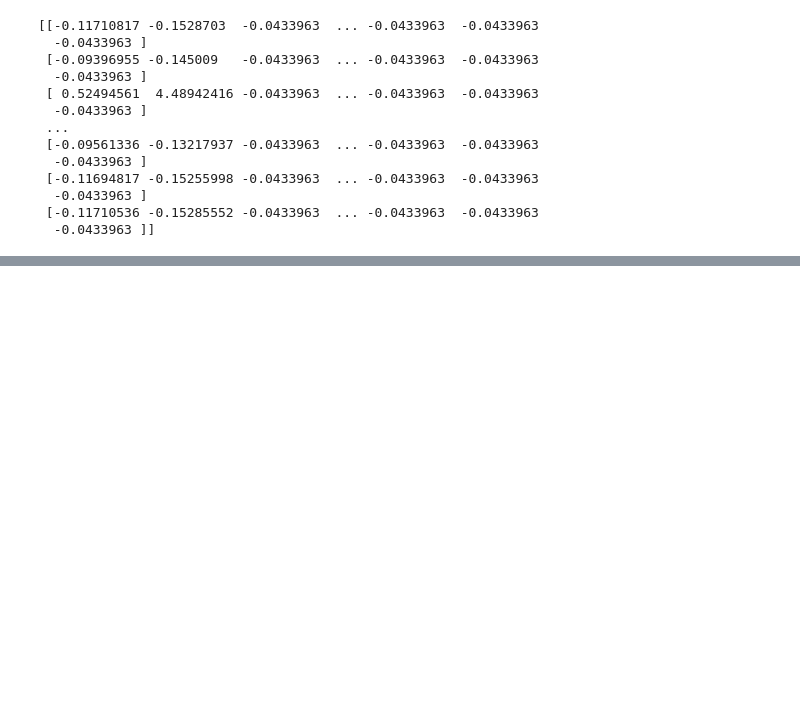
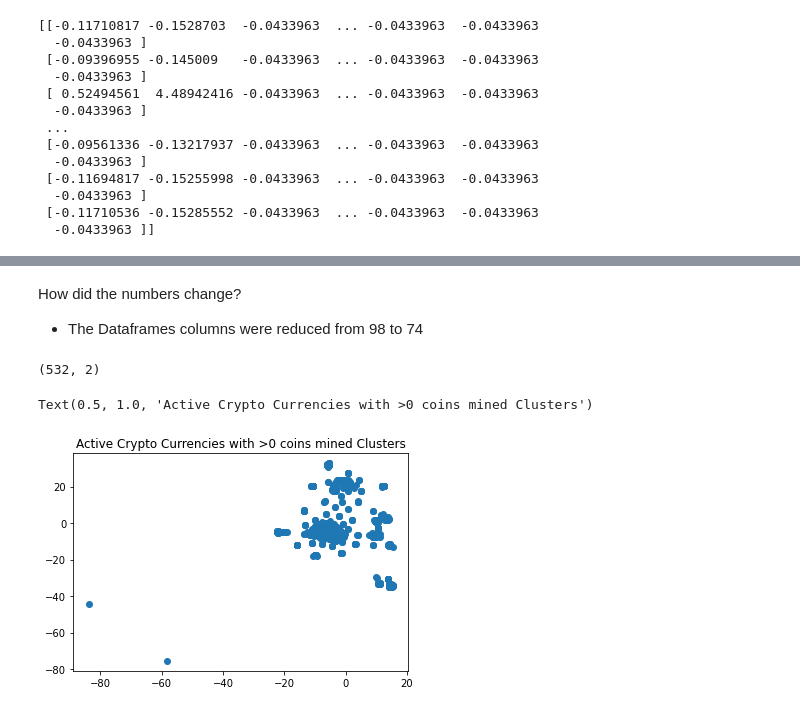
Before and after one commit to bso613/cryptocurrency_clustering, a Jupyter notebook: crypto_clustering.ipynb, the cells around one changed output, grey strips where cells are left out. Saved outputs shown, nothing was run; the diff lists cells and outputs as text; code cells hidden in the pictures; blank space fills up the shorter version.

Commit message:
made pca model, visualized pca cluster scatter plot, ran kmeans analysis, finalyzed observations

```diff
--- a/crypto_clustering.ipynb
+++ b/crypto_clustering.ipynb
@@ -174,0 +179,11 @@ print(scaled_df)
+# %%
+#Importing PCA component
+from sklearn.decomposition import PCA
+#Initialize PCA
+pca = PCA(n_components=0.90)
+
+#Get principle components
+scaled_pca = pca.fit_transform(scaled_df)
+# %%
+pca_df = pd.DataFrame(data=scaled_pca, index=final_df.index)
+pca_df
@@ -174,0 +204,26 @@ print(scaled_df)
+# %% [markdown]
+How did the numbers change?
+- The Dataframes columns were reduced from 98 to 74
+# %%
+#Further reducing dimensions with tsne
+#importing tsne
+from sklearn.manifold import TSNE
+# Initialize t-SNE model
+tsne = TSNE(learning_rate=200)
+
+# Reduce dimensions
+tsne_pca = tsne.fit_transform(scaled_pca)
+
+tsne_pca.shape
+# %% [output]
+(532, 2)
+# %%
+#Setting x and y axis
+pca_df['x'] = tsne_pca[:,0]
+pca_df['y'] = tsne_pca[:,1]
+# %%
+plt.scatter(pca_df['x'], pca_df['y'])
+plt.title('Active Crypto Currencies with >0 coins mined Clusters')
+# %% [output]
+Text(0.5, 1.0, 'Active Crypto Currencies with >0 coins mined Clusters')
+[figure, added]
```
Also changed, not shown: parts of 7 cells of this notebook.
